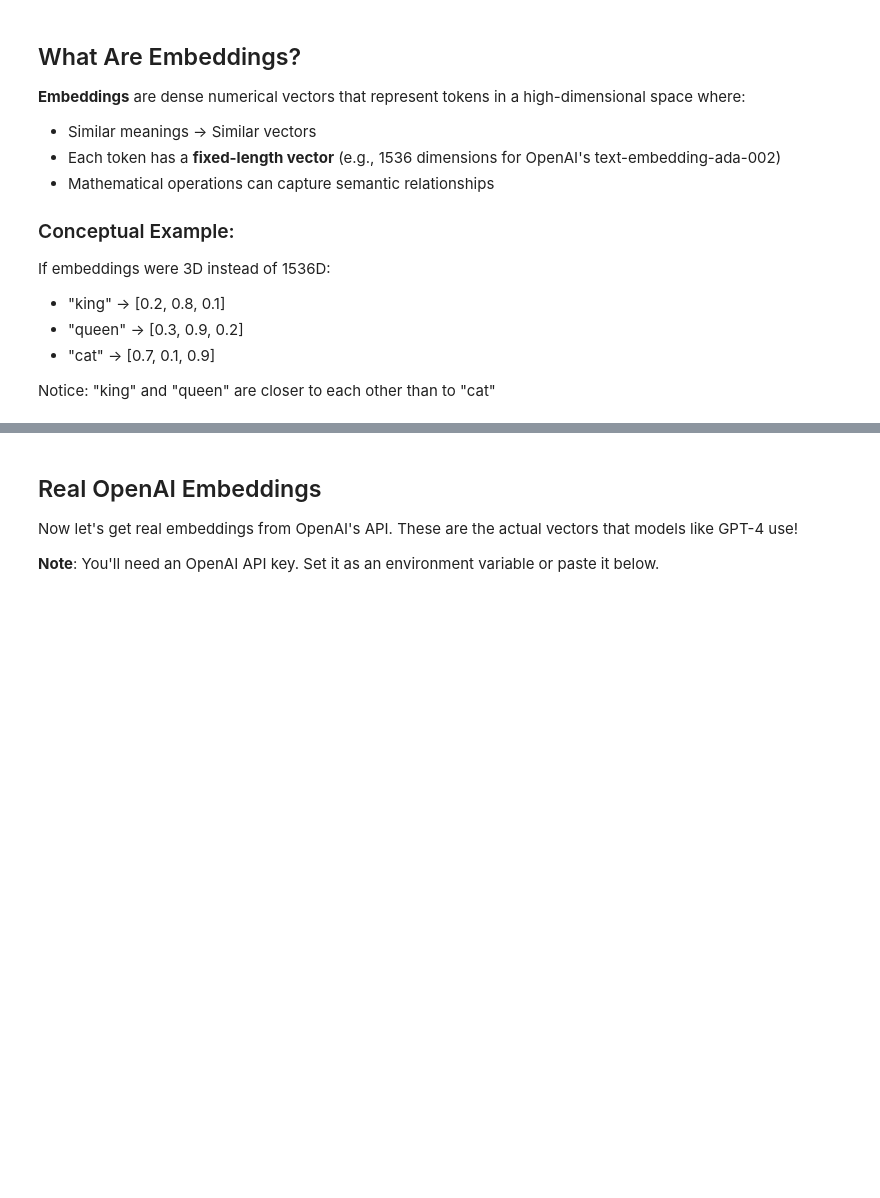
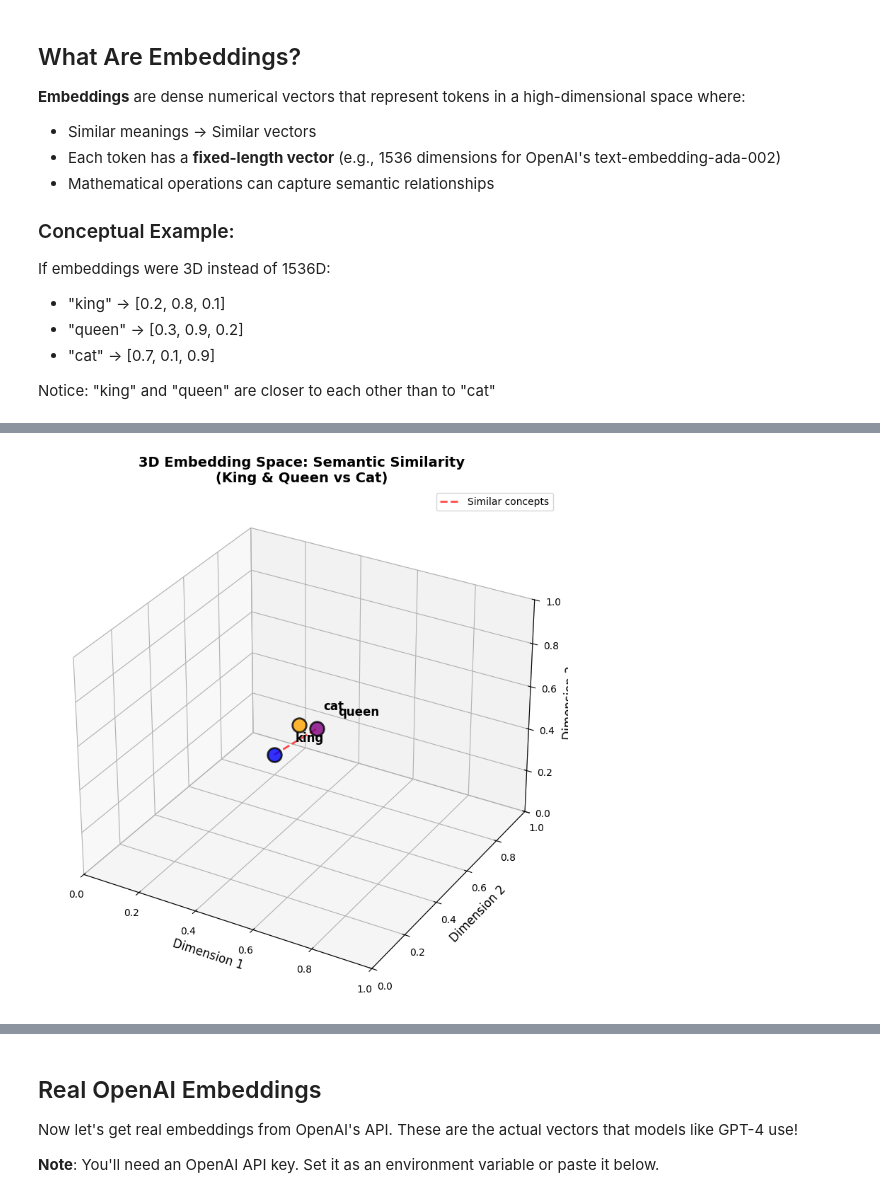
Before and after one commit to alexanderwiebe/my-llm-lab, a Jupyter notebook: notebooks/02_embeddings_playground.ipynb, the cells around one changed output, grey strips where cells are left out. Drawn from its saved outputs; the diff is of its cells as text; code cells hidden in the pictures; blank space fills up the shorter version.

Commit message:
updated embeddings

```diff
--- a/notebooks/02_embeddings_playground.ipynb
+++ b/notebooks/02_embeddings_playground.ipynb
@@ -13,7 +13,6 @@ This notebook explores how tokens (from tokenization) get converted into embeddi
 import tiktoken
 import numpy as np
 import matplotlib.pyplot as plt
-import seaborn as sns
 from sklearn.metrics.pairwise import cosine_similarity
 from sklearn.decomposition import PCA
 import openai
@@ -21,7 +20,6 @@ import os
 
 # For visualization
 plt.style.use('default')
-sns.set_palette("husl")
 # %% [markdown]
 ## From Tokens to Embeddings: The Journey
 
@@ -98,0 +127,77 @@ print("\n💡 Notice: Similar tokens have similar vector values!")
+# %%
+# 3D Visualization of the King/Queen/Cat Example
+import matplotlib.pyplot as plt
+from mpl_toolkits.mplot3d import Axes3D
+
+# Create the exact example from the explanation above
+conceptual_embeddings = {
+    "king": [0.2, 0.8, 0.1],
+    "queen": [0.3, 0.9, 0.2],
+    "cat": [0.7, 0.1, 0.9]
+}
+
+print("🎯 3D VISUALIZATION OF CONCEPTUAL EMBEDDINGS:")
+print("=" * 50)
+
+# Create 3D plot
+fig = plt.figure(figsize=(10, 8))
+ax = fig.add_subplot(111, projection='3d')
+
+# Define colors for each word
+colors = {'king': 'blue', 'queen': 'purple', 'cat': 'orange'}
+
+# Plot each word
+for word, coords in conceptual_embeddings.items():
+    x, y, z = coords
+    ax.scatter(x, y, z, c=colors[word], s=200, alpha=0.8, edgecolors='black', linewidth=2)
+
+    # Add labels with some offset for better visibility
+    ax.text(x + 0.05, y + 0.05, z + 0.05, word, fontsize=12, fontweight='bold')
+
+# Draw lines between king and queen to show they're close
+king_coords = conceptual_embeddings["king"]
+queen_coords = conceptual_embeddings["queen"]
+ax.plot([king_coords[0], queen_coords[0]],
+        [king_coords[1], queen_coords[1]],
+        [king_coords[2], queen_coords[2]],
+        'r--', linewidth=2, alpha=0.7, label='Similar concepts')
+
+# Calculate and display distances
+def euclidean_distance(p1, p2):
+    return ((p1[0] - p2[0])**2 + (p1[1] - p2[1])**2 + (p1[2] - p2[2])**2)**0.5
+
+king_queen_dist = euclidean_distance(conceptual_embeddings["king"], conceptual_embeddings["queen"])
+king_cat_dist = euclidean_distance(conceptual_embeddings["king"], conceptual_embeddings["cat"])
+queen_cat_dist = euclidean_distance(conceptual_embeddings["queen"], conceptual_embeddings["cat"])
+
+print(f"Distance measurements:")
+print(f"  'king' ↔ 'queen': {king_queen_dist:.3f}")
+print(f"  'king' ↔ 'cat':   {king_cat_dist:.3f}")
+print(f"  'queen' ↔ 'cat':  {queen_cat_dist:.3f}")
+print()
+print(f"💡 Notice: king and queen are {king_cat_dist/king_queen_dist:.1f}x closer to each other than to cat!")
+
+# Customize the plot
+ax.set_xlabel('Dimension 1', fontsize=12)
+ax.set_ylabel('Dimension 2', fontsize=12)
+ax.set_zlabel('Dimension 3', fontsize=12)
+ax.set_title('3D Embedding Space: Semantic Similarity\n(King & Queen vs Cat)', fontsize=14, fontweight='bold')
+
+# Set axis limits for better view
+ax.set_xlim(0, 1)
+ax.set_ylim(0, 1)
+ax.set_zlim(0, 1)
+
+# Add a grid
+ax.grid(True, alpha=0.3)
+
+# Add legend
+ax.legend()
+
+plt.tight_layout()
+plt.show()
+
+print(f"\n🧠 Key Insight:")
+print(f"This is how language models 'understand' that king and queen are related!")
+print(f"In real 1536D space, these relationships are much more nuanced and rich.")
+# %% [output]
@@ -98,0 +212 @@ print("\n💡 Notice: Similar tokens have similar vector values!")
+[figure, added]
```
Also changed, not shown: parts of 4 cells of this notebook.
